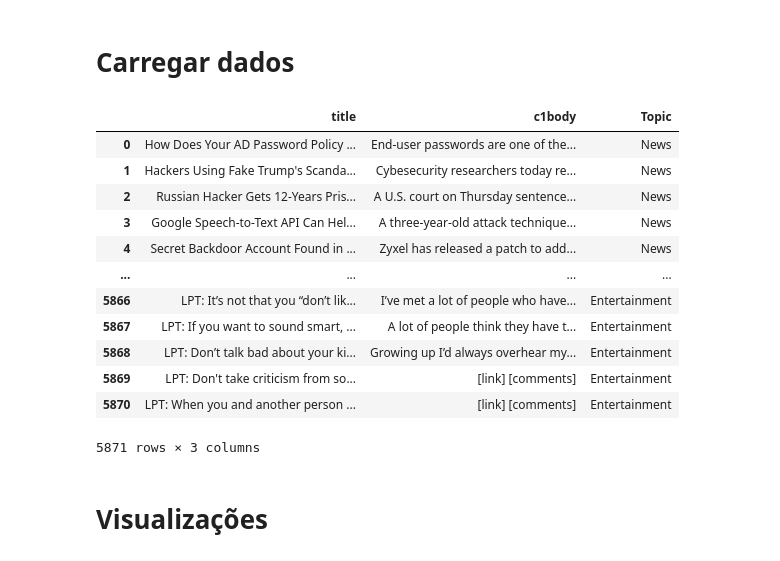
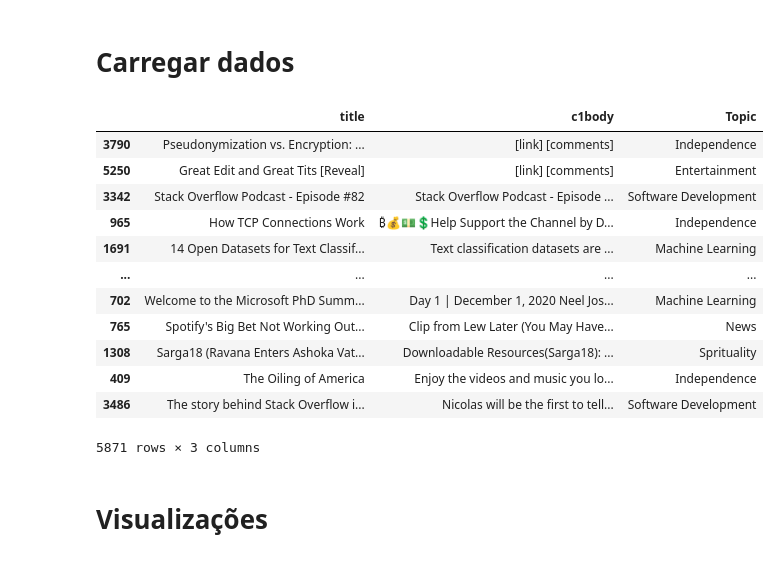
Before and after one commit to PauloUbirajara/News-Classifier, a Jupyter notebook: visualizations.ipynb, the cells around one changed output. Drawn from its saved outputs; the diff is of its cells as text; code cells hidden in the pictures.

```diff
--- a/visualizations.ipynb
+++ b/visualizations.ipynb
@@ -9,20 +32,22 @@ import matplotlib.pyplot as plt
 # %%
 dataset = 'topic_classifier.csv'
 
 df_dados = pd.read_csv(dataset)
-df_dados.sample(frac=1)
+df_dados = df_dados.sample(frac=1)
+df_dados['title'] = df_dados['title'].apply(str)
+df_dados['c1body'] = df_dados['c1body'].apply(str)
 df_dados
 # %% [output]
 |  | title | c1body | Topic |
-| 0 | How Does Your AD Password Policy ... | End-user passwords are one of the... | News |
-| 1 | Hackers Using Fake Trump's Scanda... | Cybesecurity researchers today re... | News |
-| 2 | Russian Hacker Gets 12-Years Pris... | A U.S. court on Thursday sentence... | News |
-| 3 | Google Speech-to-Text API Can Hel... | A three-year-old attack technique... | News |
-| 4 | Secret Backdoor Account Found in ... | Zyxel has released a patch to add... | News |
+| 3790 | Pseudonymization vs. Encryption: ... | [link] [comments] | Independence |
+| 5250 | Great Edit and Great Tits [Reveal] | [link] [comments] | Entertainment |
+| 3342 | Stack Overflow Podcast - Episode #82 | Stack Overflow Podcast - Episode ... | Software Development |
+| 965 | How TCP Connections Work | ₿💰💵💲Help Support the Channel by D... | Independence |
+| 1691 | 14 Open Datasets for Text Classif... | Text classification datasets are ... | Machine Learning |
 | ... | ... | ... | ... |
-| 5866 | LPT: It’s not that you “don’t lik... | I’ve met a lot of people who have... | Entertainment |
-| 5867 | LPT: If you want to sound smart, ... | A lot of people think they have t... | Entertainment |
-| 5868 | LPT: Don’t talk bad about your ki... | Growing up I’d always overhear my... | Entertainment |
-| 5869 | LPT: Don't take criticism from so... | [link] [comments] | Entertainment |
-| 5870 | LPT: When you and another person ... | [link] [comments] | Entertainment |
+| 702 | Welcome to the Microsoft PhD Summ... | Day 1 | December 1, 2020 Neel Jos... | Machine Learning |
+| 765 | Spotify's Big Bet Not Working Out... | Clip from Lew Later (You May Have... | News |
+| 1308 | Sarga18 (Ravana Enters Ashoka Vat... | Downloadable Resources(Sarga18): ... | Sprituality |
+| 409 | The Oiling of America | Enjoy the videos and music you lo... | Independence |
+| 3486 | The story behind Stack Overflow i... | Nicolas will be the first to tell... | Software Development |
 5871 rows × 3 columns
```
Also changed, not shown: parts of 30 cells of this notebook, 1 other file.
